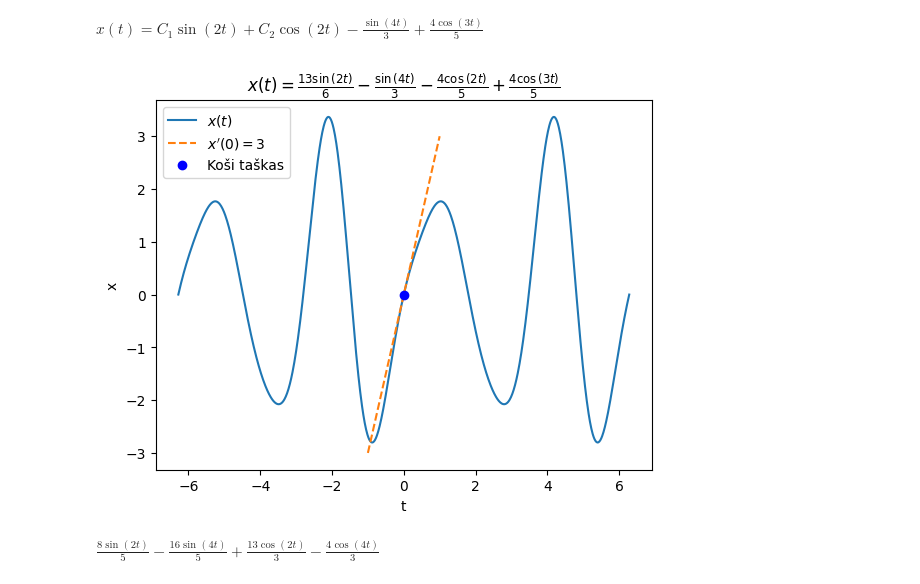
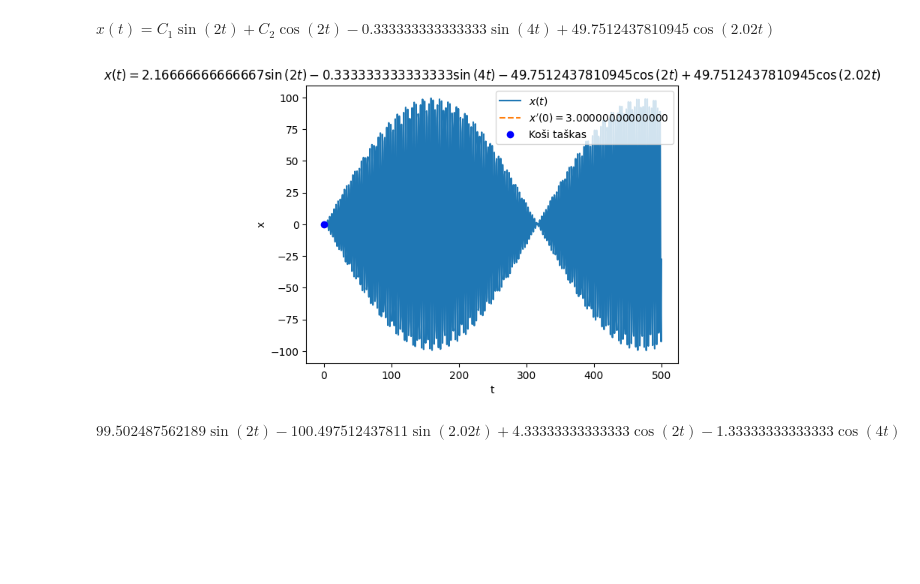
Before and after one commit to onlyidev/python_sem7, a Jupyter notebook: modeling/lab3/modeling_lab3.ipynb, the cells around one changed output. Drawn from its saved outputs; the diff is of its cells as text; code cells hidden in the pictures; blank space fills up the shorter version.

```diff
--- a/modeling/lab3/modeling_lab3.ipynb
+++ b/modeling/lab3/modeling_lab3.ipynb
@@ -7,33 +10,34 @@ from sympy.abc import t
 # %%
 x = Function('x')
-eq = sp.Eq(sp.diff(x(t), t, 2) + 4*x(t), 4*sp.sin(4*t) - 4*sp.cos(3*t))
+eq = sp.Eq(sp.diff(x(t), t, 2) + 4*x(t), 4*sp.sin(4*t) - 4*sp.cos(2.02*t))
 sol = sp.dsolve(eq)
 sol
 # %% [output]
-$\displaystyle x{\left(t \right)} = C_{1} \sin{\left(2 t \right)} + C_{2} \cos{\left(2 t \right)} - \frac{\sin{\left(4 t \right)}}{3} + \frac{4 \cos{\left(3 t \right)}}{5}$
+$\displaystyle x{\left(t \right)} = C_{1} \sin{\left(2 t \right)} + C_{2} \cos{\left(2 t \right)} - 0.333333333333333 \sin{\left(4 t \right)} + 49.7512437810945 \cos{\left(2.02 t \right)}$
 # %%
 
-t0=0
-dx0=3
-x = sp.Symbol("C_1")*sp.cos(2*t) + sp.Symbol("C_2")*sp.sin(2*t) - sp.Rational(1,3)*sp.sin(4*t) + sp.Rational(4,5)*sp.cos(3*t)
+# x = sp.Symbol("C_1")*sp.cos(2*t) + sp.Symbol("C_2")*sp.sin(2*t) - sp.Rational(1,3)*sp.sin(4*t) + sp.Rational(4,5)*sp.cos(3*t)
+# x = sp.Symbol("C_1")*sp.cos(2*t) + sp.Symbol("C_2")*sp.sin(2*t) - sp.Rational(1,3)*sp.sin(2*t) + sp.Rational(4,5)*sp.cos(2*t)
+x = sol.rhs
 dx = x.diff(t, 1)
 eq = [sp.Eq(x.subs(t, 0), t0), sp.Eq(dx.subs(t,0), dx0)]
 cauchy = x.subs(sp.solve(eq))
 tex = sp.latex(cauchy)
 
-
-arr = np.linspace(-2*np.pi, 2*np.pi, 1000)
+scale=100
+# arr = np.linspace(-2*np.pi*scale, 2*scale*np.pi, 10*max(100,scale))
+arr = np.linspace(0, 500, 10*max(100,scale))
 plt.plot(arr, [cauchy.subs(t, v).evalf(6) for v in arr], label="$x(t)$")
 plt.plot([t0-1,t0,t0+1], [cauchy.diff(t).subs(t,t0)*x for x in [t0-1,t0,t0+1]], '--', label=f"$x'({t0})={cauchy.diff(t).subs(t,t0)}$", )
 plt.xlabel("t")
 plt.ylabel("x")
 plt.title(f"$x(t)={tex}$")
 plt.plot(0, 0, 'bo', label="Koši taškas")
 plt.legend()
 plt.show()
 # %% [output]
-[figure, old version]
+[figure, new version]
 # %%
 cauchy.diff(t)
 # %% [output]
-$\displaystyle \frac{8 \sin{\left(2 t \right)}}{5} - \frac{16 \sin{\left(4 t \right)}}{5} + \frac{13 \cos{\left(2 t \right)}}{3} - \frac{4 \cos{\left(4 t \right)}}{3}$
+$\displaystyle 99.502487562189 \sin{\left(2 t \right)} - 100.497512437811 \sin{\left(2.02 t \right)} + 4.33333333333333 \cos{\left(2 t \right)} - 1.33333333333333 \cos{\left(4 t \right)}$
```
Also changed, not shown: parts of 1 cell of this notebook, 2 other files.
